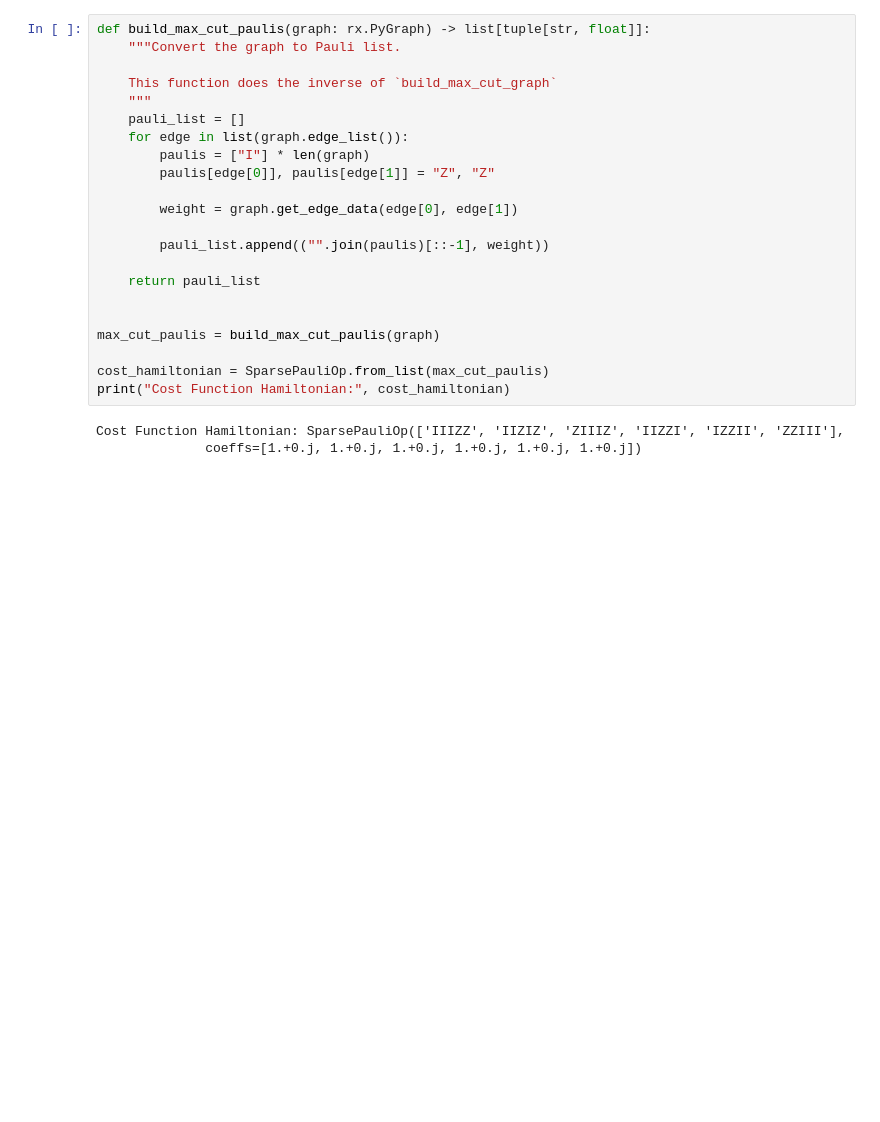
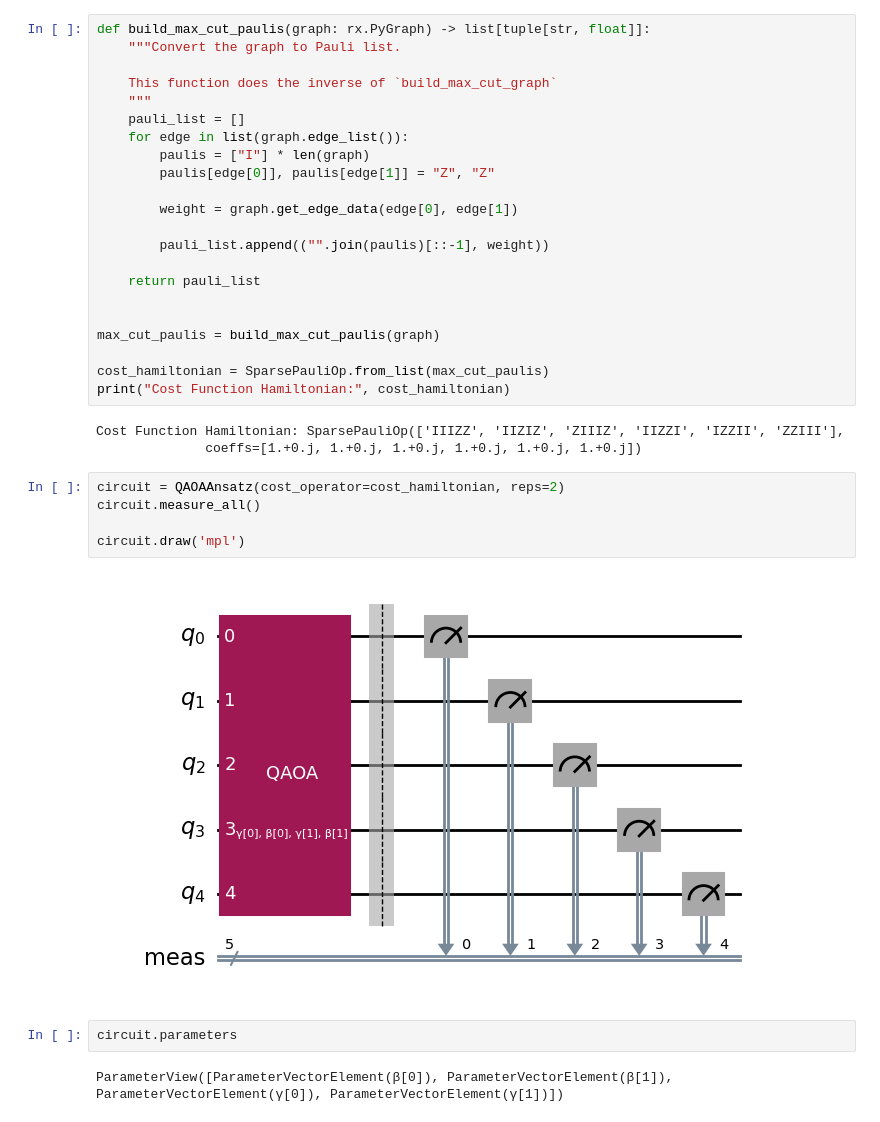
Before and after one commit to pfischer1687/qiskit_scratch, a Jupyter notebook: qiskit_scratch/qiskit_scratch.ipynb, the cells around one changed output. Cells and saved outputs as stored; diff of their text form; blank space fills up the shorter version.

```diff
--- a/qiskit_scratch/qiskit_scratch.ipynb
+++ b/qiskit_scratch/qiskit_scratch.ipynb
@@ -195,3 +196,14 @@ print("Cost Function Hamiltonian:", cost_hamiltonian)
 # %% [output]
 Cost Function Hamiltonian: SparsePauliOp(['IIIZZ', 'IIZIZ', 'ZIIIZ', 'IIZZI', 'IZZII', 'ZZIII'],
               coeffs=[1.+0.j, 1.+0.j, 1.+0.j, 1.+0.j, 1.+0.j, 1.+0.j])
+# %%
+circuit = QAOAAnsatz(cost_operator=cost_hamiltonian, reps=2)
+circuit.measure_all()
+
+circuit.draw('mpl')
+# %% [output]
+[figure, added]
+# %%
+circuit.parameters
+# %% [output]
+ParameterView([ParameterVectorElement(β[0]), ParameterVectorElement(β[1]), ParameterVectorElement(γ[0]), ParameterVectorElement(γ[1])])
```
Also changed, not shown: parts of 5 cells of this notebook.
